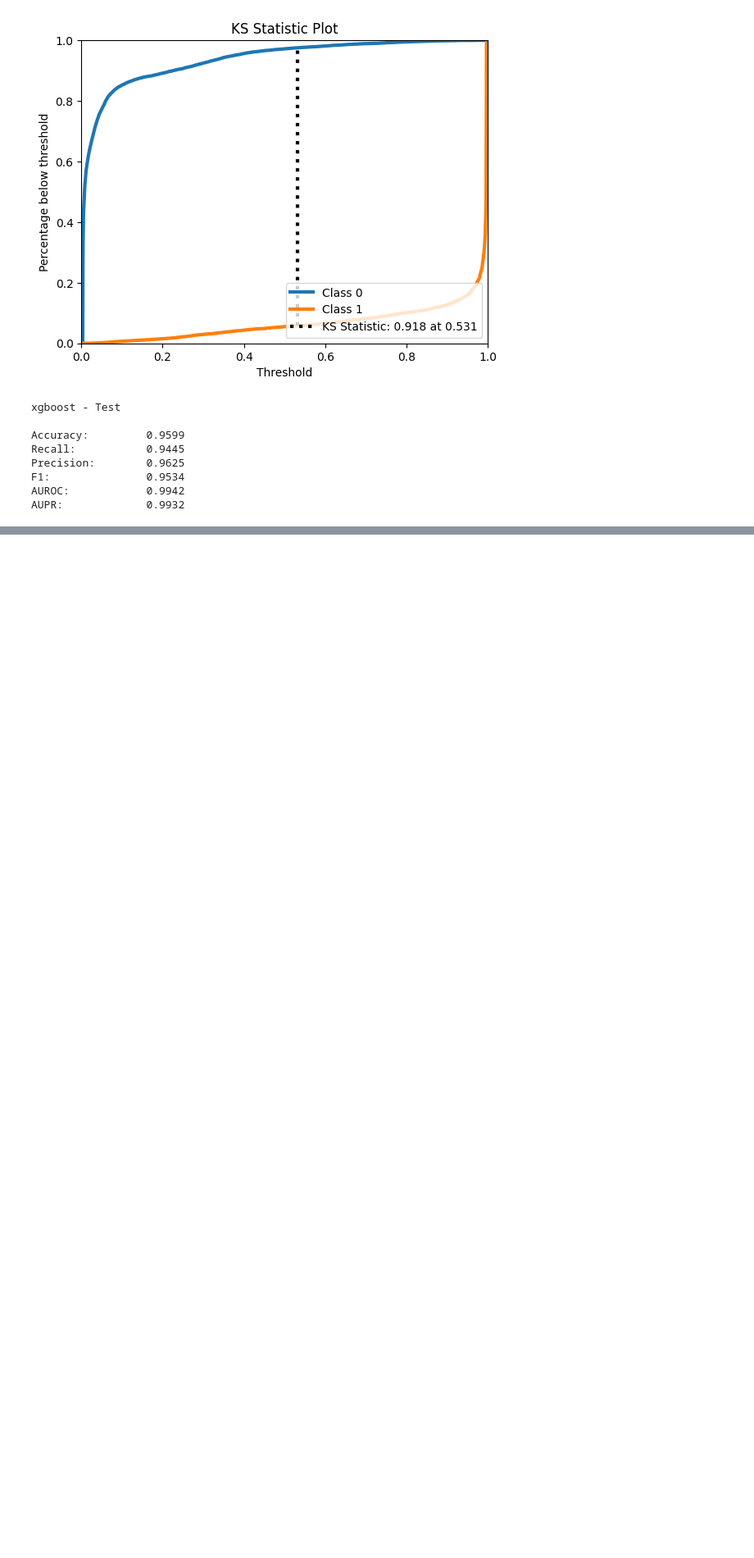
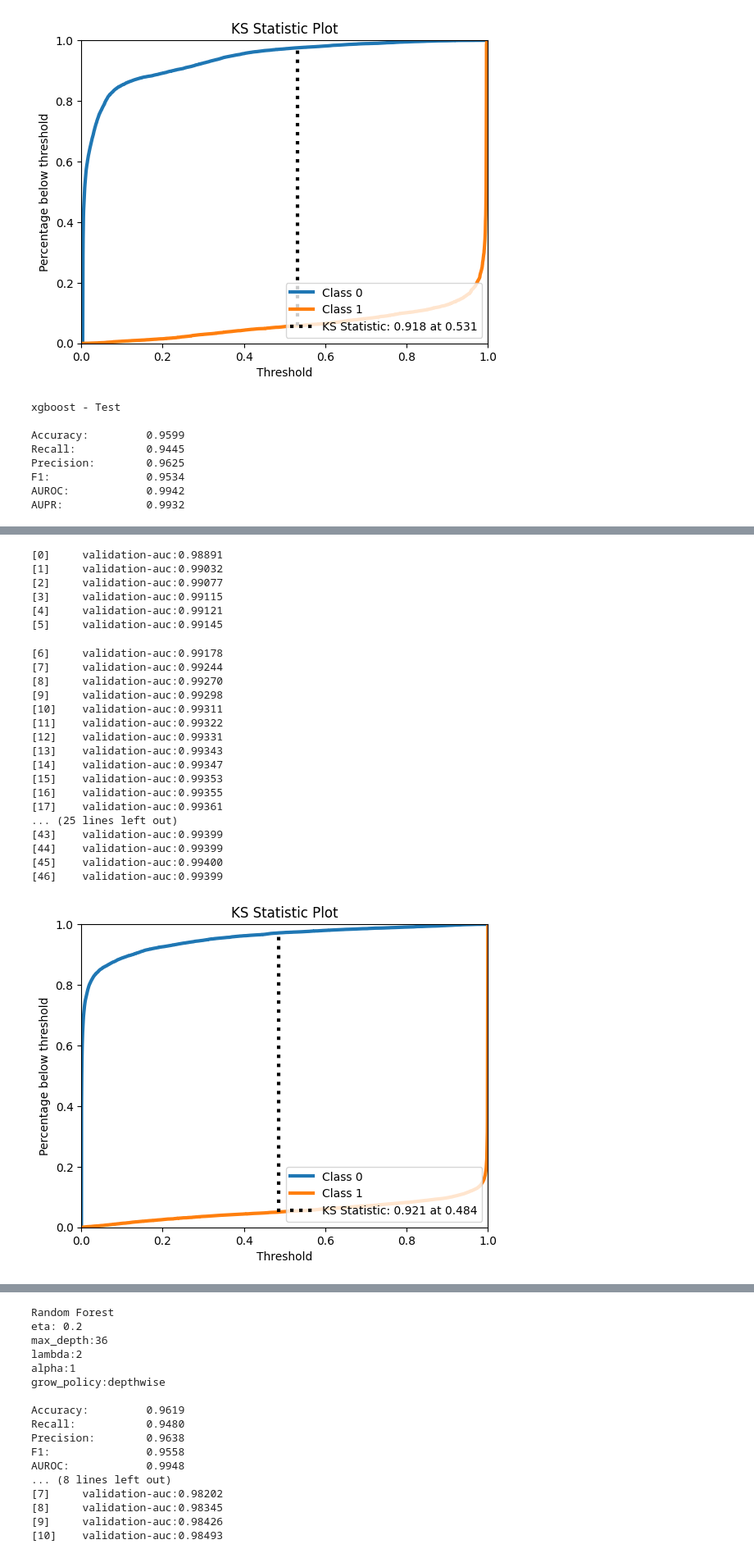
Before and after one commit to GuilhermeMaciel75/RN-Airline-Passenger-Satisfaction, a Jupyter notebook: src/xgboost.ipynb, the cells around one changed output, grey strips where cells are left out. Shown: that part at 82% size. Drawn from its saved outputs; the diff is of its cells as text; code cells hidden in the pictures; blank space fills up the shorter version.

```diff
--- a/src/xgboost.ipynb
+++ b/src/xgboost.ipynb
@@ -192,0 +245,4 @@ AUPR:             0.9932
+# %%
+study = optuna.create_study(direction='maximize')
+study.optimize(objective, n_trials=10)
+# %% [output]
@@ -192,0 +250,24 @@ AUPR:             0.9932
+[0]     validation-auc:0.98891
+[1]     validation-auc:0.99032
+[2]     validation-auc:0.99077
+[3]     validation-auc:0.99115
+[4]     validation-auc:0.99121
+[5]     validation-auc:0.99145
+[6]     validation-auc:0.99178
+[7]     validation-auc:0.99244
+[8]     validation-auc:0.99270
+[9]     validation-auc:0.99298
+[10]    validation-auc:0.99311
+[11]    validation-auc:0.99322
+[12]    validation-auc:0.99331
+[13]    validation-auc:0.99343
+[14]    validation-auc:0.99347
+[15]    validation-auc:0.99353
+[16]    validation-auc:0.99355
+[17]    validation-auc:0.99361
+... (25 lines left out)
+[43]    validation-auc:0.99399
+[44]    validation-auc:0.99399
+[45]    validation-auc:0.99400
+[46]    validation-auc:0.99399
+[figure, added]
@@ -192,0 +275,17 @@ AUPR:             0.9932
+Random Forest
+eta: 0.2
+max_depth:36
+lambda:2
+alpha:1
+grow_policy:depthwise
+
+Accuracy:         0.9619
+Recall:           0.9480
+Precision:        0.9638
+F1:               0.9558
+AUROC:            0.9948
+... (8 lines left out)
+[7]     validation-auc:0.98202
+[8]     validation-auc:0.98345
+[9]     validation-auc:0.98426
+[10]    validation-auc:0.98493
```
Also changed, not shown: parts of 7 cells of this notebook, 3 other files.
